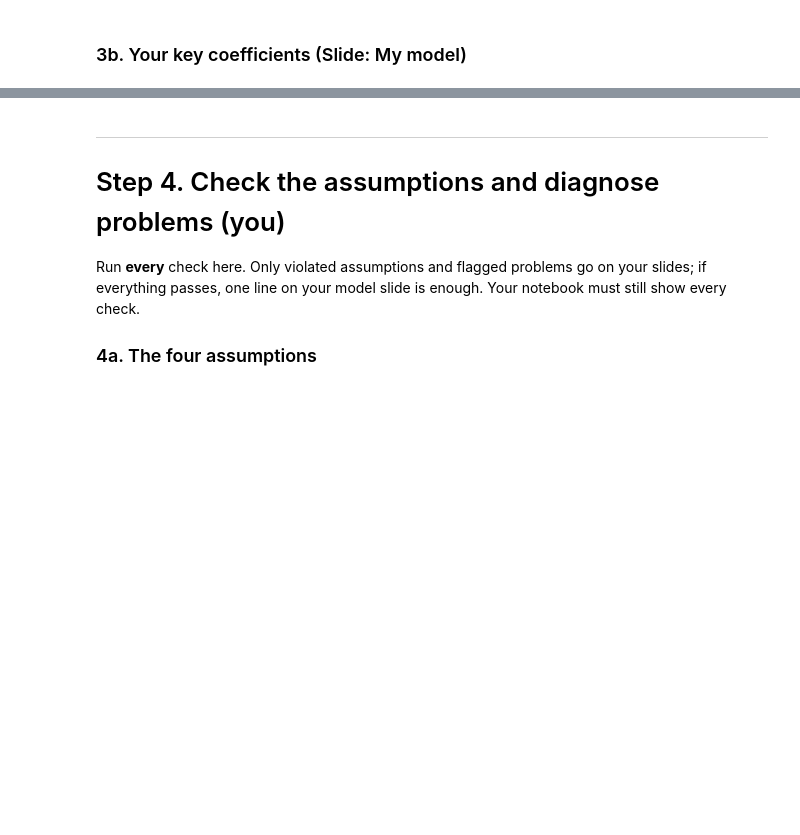
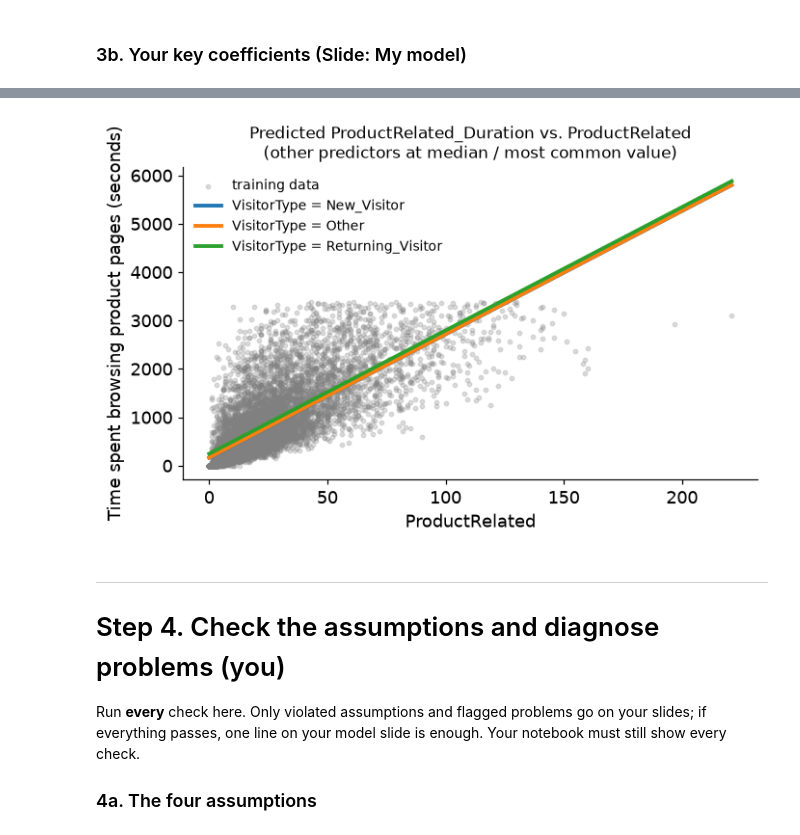
Before and after one commit to j2doan/online-purchase-behavior, a Jupyter notebook: notebooks/CP1_Jacob_Doan.ipynb, the cells around one changed output, grey strips where cells are left out. Cells and saved outputs as stored; diff of their text form; code cells hidden in the pictures; blank space fills up the shorter version.

```diff
--- a/notebooks/CP1_Jacob_Doan.ipynb
+++ b/notebooks/CP1_Jacob_Doan.ipynb
@@ -529,9 +539,9 @@ From here on, the work is yours alone. Each member fits **one multiple linear re
 | A transformed outcome | set `OUTCOME_TRANSFORM` below; don't write it in `RHS` |
 # %%
 # ✏️ EDIT: your name and your model
-MY_NAME = "Your Name"
-RHS = "Price + Advertising + C(ShelveLoc)"     # the right-hand side of your model
-OUTCOME_TRANSFORM = "none"                       # "none", or optionally "log", "log1p" (outcome includes 0), "sqrt"
+MY_NAME = "Jacob Doan"
+RHS = "ProductRelated + BounceRates + C(VisitorType)" # the right-hand side of your model
+OUTCOME_TRANSFORM = "none" # "none", or optionally "log", "log1p" (outcome includes 0), "sqrt"
 
 # Other examples on the example data (each teammate uses different predictors):
 #   RHS = "Income + Age + C(Urban) + C(US)"
@@ -583,10 +635,12 @@ if OUTCOME_TRANSFORM in ("log", "log1p"):
 # %%
 # ✏️ EDIT: an effect plot of one quantitative predictor, one line per category of a qualitative predictor.
 # The gaps between the lines are your dummy coefficients. A good figure for your model slide.
 fig, ax = plt.subplots(figsize=(6.5, 4.2))
-effect_plot(model, OUTCOME_TRANSFORM, x="Price", by="ShelveLoc", ax=ax)
+effect_plot(model, OUTCOME_TRANSFORM, x="ProductRelated", by="VisitorType", ax=ax)
 plt.tight_layout()
 plt.show()
+# %% [output]
+[figure, added]
 # %% [markdown]
 ---
 # Step 4. Check the assumptions and diagnose problems (you)
```
Also changed, not shown: parts of 26 cells of this notebook, 5 other files.
